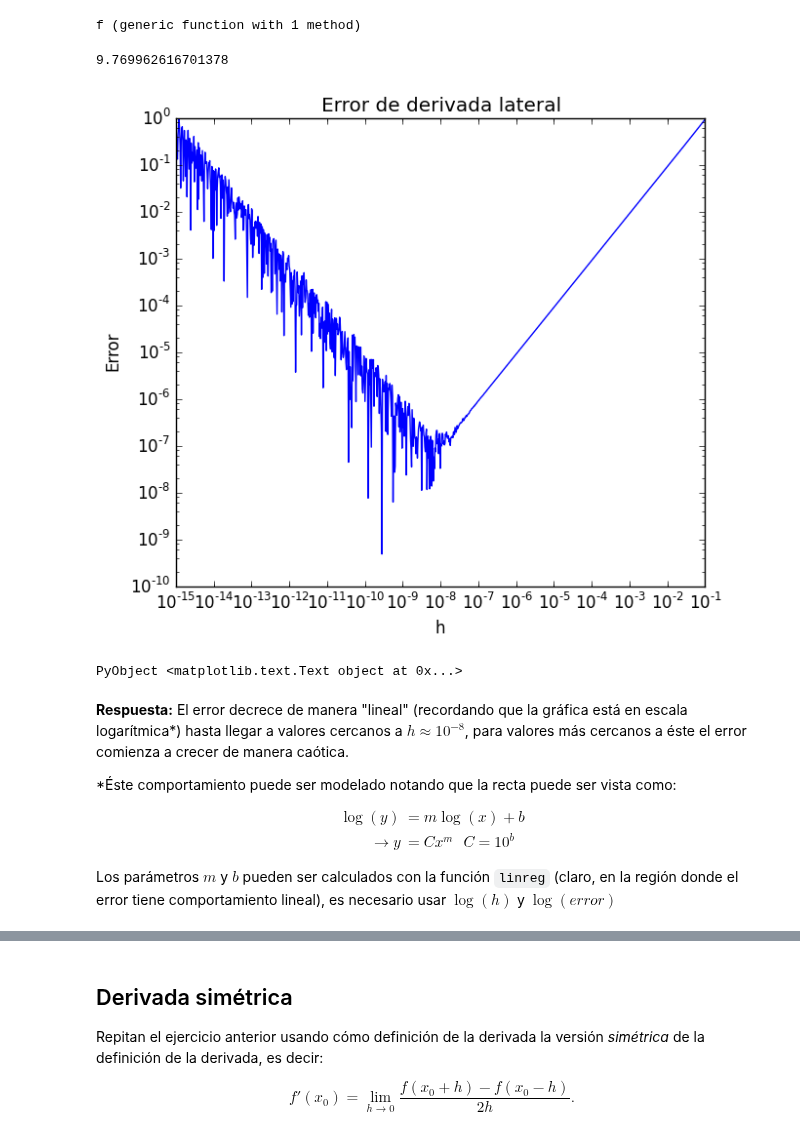
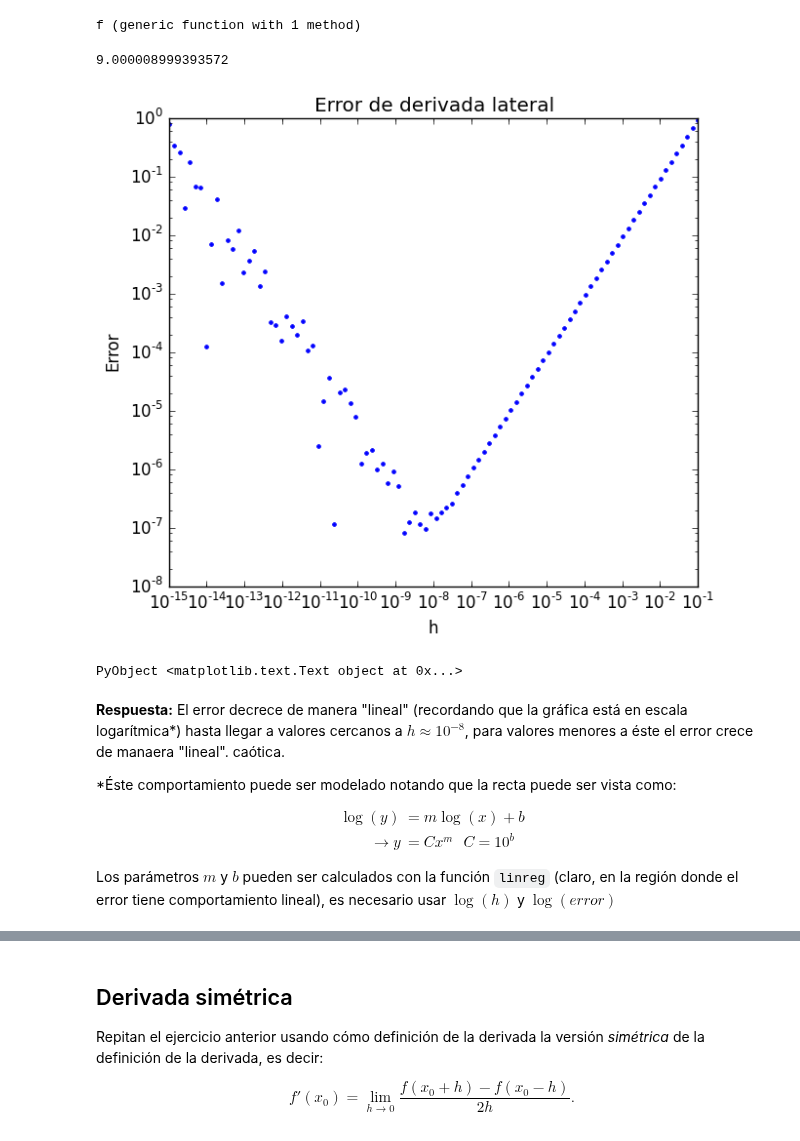
Before and after one commit to lbenet/2016-2_TSFisicaComputacional, a Jupyter notebook: tareas/danmarurr/06_Derivacion_numerica.ipynb, the cells around one changed output, grey strips where cells are left out. Drawn from its saved outputs; the diff is of its cells as text; code cells hidden in the pictures.

```diff
--- a/tareas/danmarurr/06_Derivacion_numerica.ipynb
+++ b/tareas/danmarurr/06_Derivacion_numerica.ipynb
@@ -33,12 +33,12 @@ f(x) = 3x^3 - 2
 # %% [output]
 f (generic function with 1 method)
 # %%
-derivada_derecha(f,1e-15,1)
+derivada_derecha(f,1e-6,1)
 # %% [output]
-9.769962616701378
+9.000008999393572
 # %%
 #Con este arreglo se trabajará para graficar los errores de las derivadas.
-intervalo_h = logspace(-15,-1, 1000);
+intervalo_h = logspace(-15,-1, 100);
 # %%
 using PyPlot
 # %%
@@ -50,15 +50,15 @@ intervalo_h2 = logspace(-8,-1,1000);
 # %%
 #Graficación del error absoluto usando derivadas laterales, se hace uso de escala loglog
 figure(figsize = (7,6))
-loglog(intervalo_h, err_deriv)
+loglog(intervalo_h, err_deriv, marker = ".", linestyle = "" )
 xlabel("h")
 ylabel("Error")
 title("Error de derivada lateral")
 # %% [output]
-[figure, old version]
+[figure, new version]
 PyObject <matplotlib.text.Text object at 0x...>
 # %% [markdown]
-**Respuesta:** El error decrece de manera "lineal" (recordando que la gráfica está en escala logarítmica*) hasta llegar a valores cercanos a $h\approx 10^{-8}$, para valores más cercanos a éste el error comienza a crecer de manera caótica.
+**Respuesta:** El error decrece de manera "lineal" (recordando que la gráfica está en escala logarítmica*) hasta llegar a valores cercanos a $h\approx 10^{-8}$, para valores menores a éste el error crece de manaera "lineal". caótica.
 
 *Éste comportamiento puede ser modelado notando que la recta puede ser vista como:
 
```
Also changed, not shown: parts of 13 cells of this notebook.
